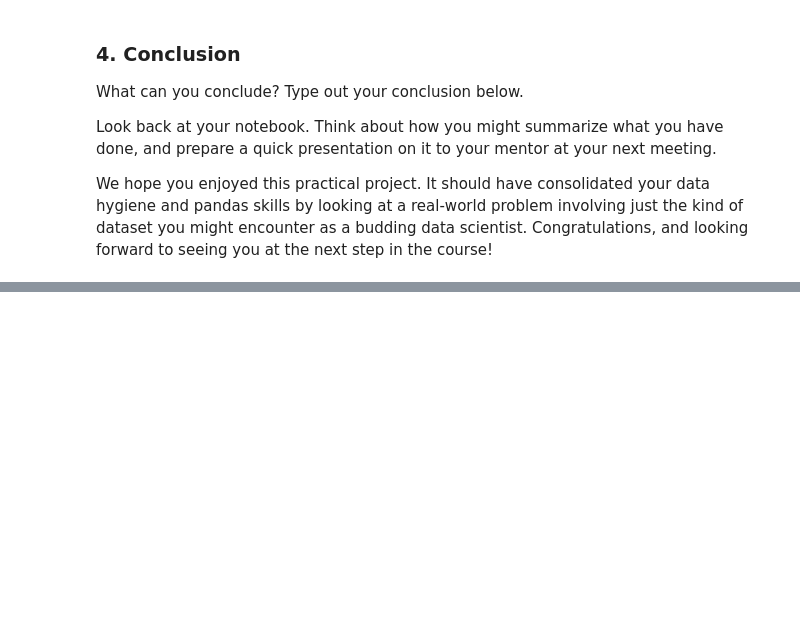
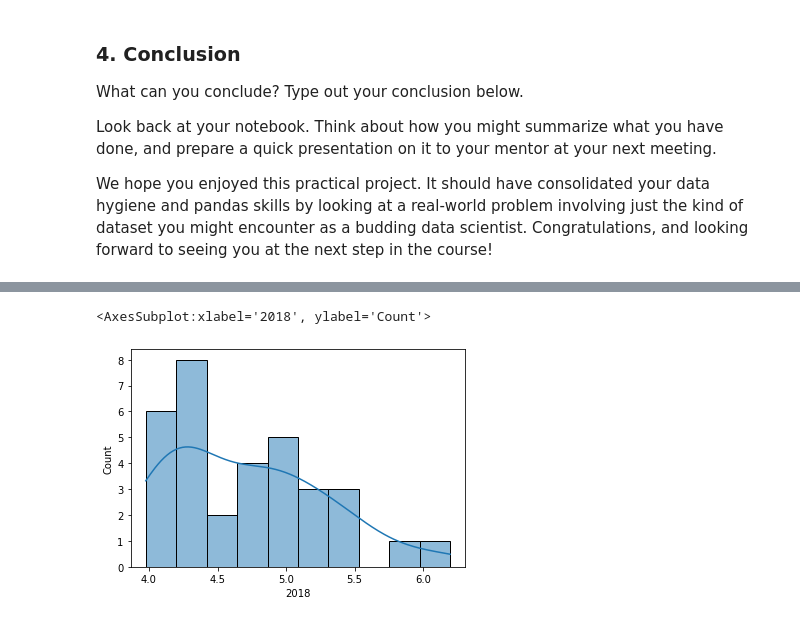
Before and after one commit to mikesbin99/Springboard, a Jupyter notebook: notebooks/Unit 4 Challenge - Tier 3.ipynb, the cells around one changed output, grey strips where cells are left out. Cells and saved outputs as stored; diff of their text form; code cells hidden in the pictures; blank space fills up the shorter version.

```diff
--- a/notebooks/Unit 4 Challenge - Tier 3.ipynb
+++ b/notebooks/Unit 4 Challenge - Tier 3.ipynb
@@ -160,0 +395,9 @@ Bear in mind: you don't have to write a function like this if you don't want to.
+# %%
+final_dict = {}
+
+# Build Dict of ratios based on difference from 1998 to 2018
+for b in df_grp['London_Borough'].unique():
+    borough = df_grp[df_grp['London_Borough'] == b]
+    final_dict[b] = calc_price_ratio(borough)
+
+print(final_dict)
@@ -160,0 +406,5 @@ Bear in mind: you don't have to write a function like this if you don't want to.
+# %%
+# Make Dataframe
+# Make a variable called df_ratios, and assign it the result of calling the DataFrame method on the dictionary final.
+df_rat = pd.DataFrame(final_dict)
+df_rat.head()
@@ -160,0 +415,4 @@ Bear in mind: you don't have to write a function like this if you don't want to.
+# %%
+df_rat_T = df_rat.T
+df_rat = df_rat_T.reset_index()
+df_rat.info()
@@ -160,0 +429,4 @@ Bear in mind: you don't have to write a function like this if you don't want to.
+# %%
+# Let's just rename the 'index' column as 'London_Borough', and the '0' column to '2018'.
+df_rat.rename(columns={'index':'Borough', 0:'2018'}, inplace=True)
+df_rat.head()
@@ -167,0 +469,5 @@ We hope you enjoyed this practical project. It should have consolidated your dat
+# %%
+sns.histplot(df_rat['2018'],bins=10,kde=True)
+# %% [output]
+<AxesSubplot:xlabel='2018', ylabel='Count'>
+[figure, added]
```
Also changed, not shown: parts of 29 cells of this notebook.
